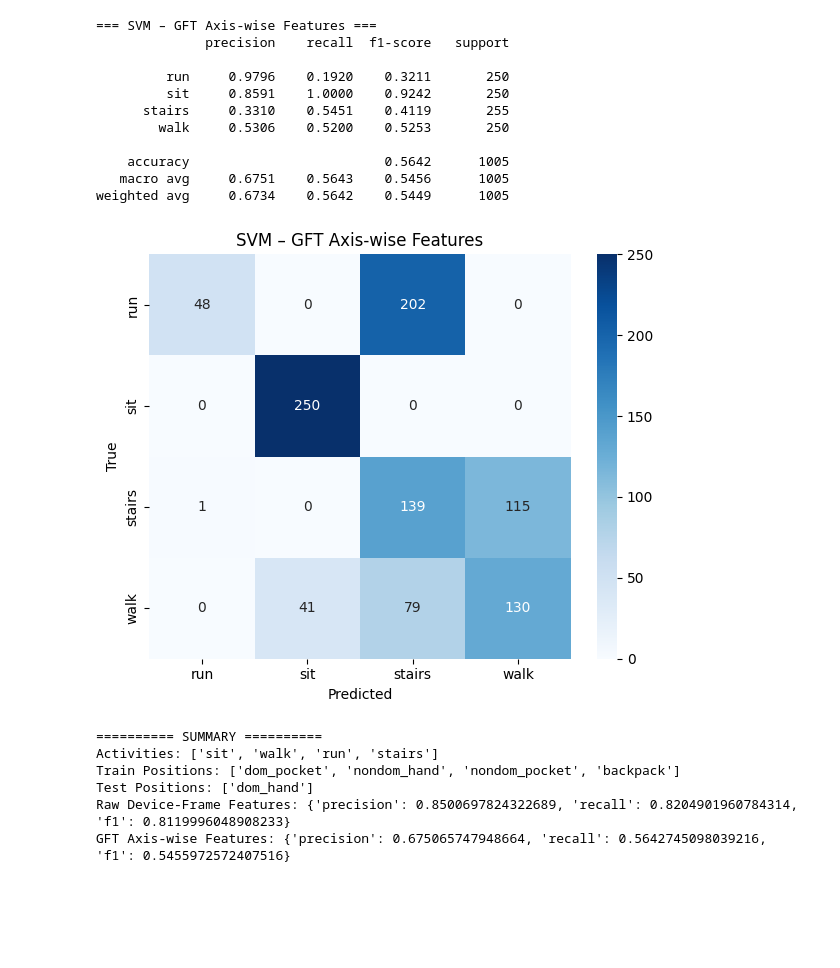
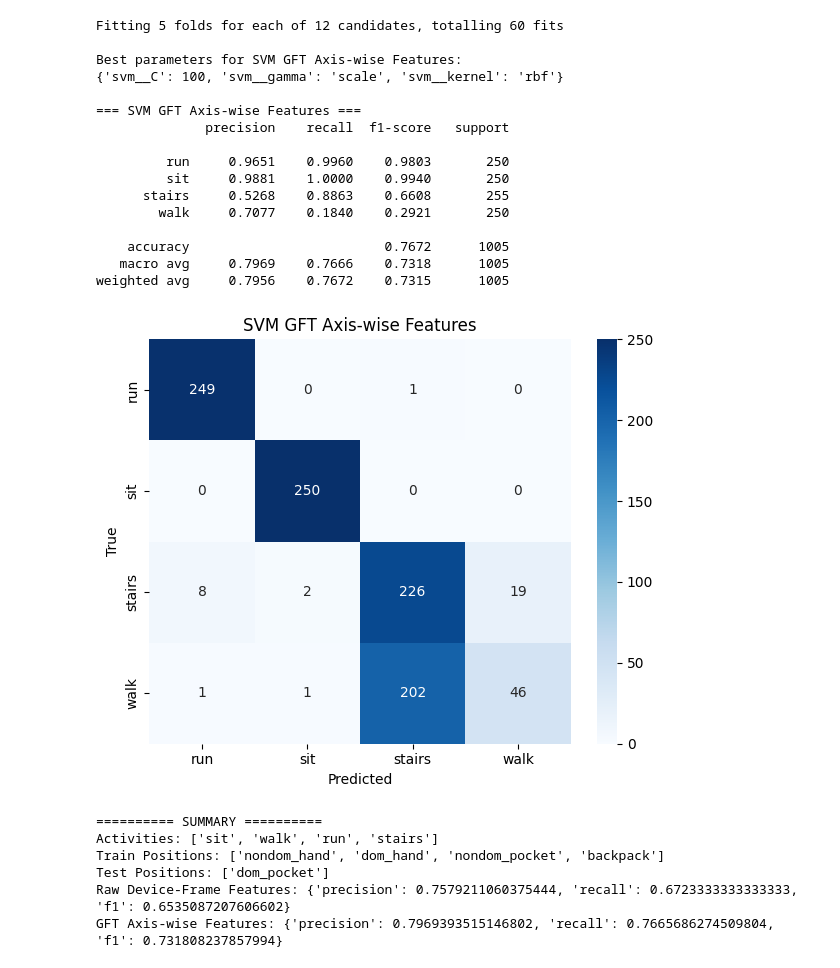
Before and after one commit to Ninjaprime875/ScienceFair_Code, a Jupyter notebook: SVM-CrossPos.ipynb, the cells around one changed output. Cells and saved outputs as stored; diff of their text form; code cells hidden in the pictures; blank space fills up the shorter version.

```diff
--- a/SVM-CrossPos.ipynb
+++ b/SVM-CrossPos.ipynb
@@ -9,6 +9,7 @@ import seaborn as sns
 from sklearn.svm import SVC
 from sklearn.pipeline import Pipeline
 from sklearn.preprocessing import StandardScaler
+from sklearn.model_selection import GridSearchCV, StratifiedKFold
 from sklearn.metrics import (
     classification_report,
     confusion_matrix,
@@ -22,8 +23,8 @@ DATA_DIR = "data"
 SELECTED_ACTIVITIES = ["sit", "walk", "run", "stairs"]
 ALL_POSITIONS = ["dom_hand", "nondom_hand", "dom_pocket", "nondom_pocket", "backpack"]
 
-TRAIN_POSITIONS = ["dom_pocket", "nondom_hand", "nondom_pocket", "backpack"]
-TEST_POSITIONS = ["dom_hand"]
+TRAIN_POSITIONS = ["nondom_hand", "dom_hand", "nondom_pocket", "backpack"]
+TEST_POSITIONS = ["dom_pocket"]
 
 SAMPLING_RATE = 100
 TRIM_SECONDS = 2
@@ -68,6 +69,7 @@ def extract_features(window, cols):
     feats = []
     for c in cols:
         x = window[c].values
+
         feats.extend([
             np.mean(x),
             np.std(x),
@@ -78,8 +80,7 @@ def extract_features(window, cols):
         ])
 
         fft_vals = np.fft.rfft(x)
-        fft_mag = np.abs(fft_vals)
-        fft_mag = fft_mag / len(fft_mag)
+        fft_mag = np.abs(fft_vals) / len(fft_vals)
 
         feats.extend([
             np.mean(fft_mag),
@@ -90,7 +91,7 @@ def extract_features(window, cols):
     return feats
 
 def build_dataset(dfs, feature_cols, selected_positions):
-    X, y, groups, positions = [], [], [], []
+    X, y, positions = [], [], []
 
     for df in dfs:
         if df["phone_position"].iloc[0] not in selected_positions:
@@ -103,8 +104,7 @@ def build_dataset(dfs, feature_cols, selected_positions):
         for w in sliding_windows(df):
             X.append(extract_features(w, feature_cols))
             y.append(w["activity"].iloc[0])
-            groups.append(w["recording_id"].iloc[0])
             positions.append(w["phone_position"].iloc[0])
 
-    return np.array(X), np.array(y), np.array(groups), np.array(positions)
+    return np.array(X), np.array(y), np.array(positions)
 # %%
@@ -138,15 +175,30 @@ def train_test_svm(X_train, y_train, X_test, y_test, title):
 if __name__ == "__main__":
     recordings = load_selected_csvs(DATA_DIR)
 
-    # Phone-frame data
-    X_train_raw, y_train_raw, _, _ = build_dataset(recordings, RAW_FEATURES, TRAIN_POSITIONS)
-    X_test_raw, y_test_raw, _, _ = build_dataset(recordings, RAW_FEATURES, TEST_POSITIONS)
-    raw_metrics = train_test_svm(X_train_raw, y_train_raw, X_test_raw, y_test_raw, "SVM – Raw Device-Frame Features")
+    X_train_raw, y_train_raw, _ = build_dataset(
+        recordings, RAW_FEATURES, TRAIN_POSITIONS
+    )
+    X_test_raw, y_test_raw, _ = build_dataset(
+        recordings, RAW_FEATURES, TEST_POSITIONS
+    )
+    raw_metrics = evaluate_svm(
+        X_train_raw, y_train_raw,
+        X_test_raw, y_test_raw,
+        "SVM Raw Device-Frame Features"
+    )
 
-    # Global-frame data
-    X_train_gft, y_train_gft, _, _ = build_dataset(recordings, GFT_FEATURES, TRAIN_POSITIONS)
-    X_test_gft, y_test_gft, _, _ = build_dataset(recordings, GFT_FEATURES, TEST_POSITIONS)
-    gft_metrics = train_test_svm(X_train_gft, y_train_gft, X_test_gft, y_test_gft, "SVM – GFT Axis-wise Features")
+
+    X_train_gft, y_train_gft, _ = build_dataset(
+        recordings, GFT_FEATURES, TRAIN_POSITIONS
+    )
+    X_test_gft, y_test_gft, _ = build_dataset(
+        recordings, GFT_FEATURES, TEST_POSITIONS
+    )
+    gft_metrics = evalute_svm(
+        X_train_gft, y_train_gft,
+        X_test_gft, y_test_gft,
+        "SVM GFT Axis-wise Features"
+    )
 
     print("\n========== SUMMARY ==========")
     print("Activities:", SELECTED_ACTIVITIES)
@@ -172,18 +228,23 @@ weighted avg     0.8507    0.8189    0.8113      1005
-=== SVM – GFT Axis-wise Features ===
+Fitting 5 folds for each of 12 candidates, totalling 60 fits
+
+Best parameters for SVM GFT Axis-wise Features:
+{'svm__C': 100, 'svm__gamma': 'scale', 'svm__kernel': 'rbf'}
+
+=== SVM GFT Axis-wise Features ===
               precision    recall  f1-score   support
 
-         run     0.9796    0.1920    0.3211       250
-         sit     0.8591    1.0000    0.9242       250
-      stairs     0.3310    0.5451    0.4119       255
-        walk     0.5306    0.5200    0.5253       250
+         run     0.9651    0.9960    0.9803       250
+         sit     0.9881    1.0000    0.9940       250
+      stairs     0.5268    0.8863    0.6608       255
+        walk     0.7077    0.1840    0.2921       250
 
-    accuracy                         0.5642      1005
-   macro avg     0.6751    0.5643    0.5456      1005
-weighted avg     0.6734    0.5642    0.5449      1005
+    accuracy                         0.7672      1005
+   macro avg     0.7969    0.7666    0.7318      1005
+weighted avg     0.7956    0.7672    0.7315      1005
-[figure, old version]
+[figure, new version]
 ========== SUMMARY ==========
 Activities: ['sit', 'walk', 'run', 'stairs']
-Train Positions: ['dom_pocket', 'nondom_hand', 'nondom_pocket', 'backpack']
-Test Positions: ['dom_hand']
-Raw Device-Frame Features: {'precision': 0.8500697824322689, 'recall': 0.8204901960784314, 'f1': 0.8119996048908233}
-GFT Axis-wise Features: {'precision': 0.675065747948664, 'recall': 0.5642745098039216, 'f1': 0.5455972572407516}
+Train Positions: ['nondom_hand', 'dom_hand', 'nondom_pocket', 'backpack']
+Test Positions: ['dom_pocket']
+Raw Device-Frame Features: {'precision': 0.7579211060375444, 'recall': 0.6723333333333333, 'f1': 0.6535087207606602}
+GFT Axis-wise Features: {'precision': 0.7969393515146802, 'recall': 0.7665686274509804, 'f1': 0.731808237857994}
```
Also changed, not shown: parts of 2 cells of this notebook, 1 other file.
